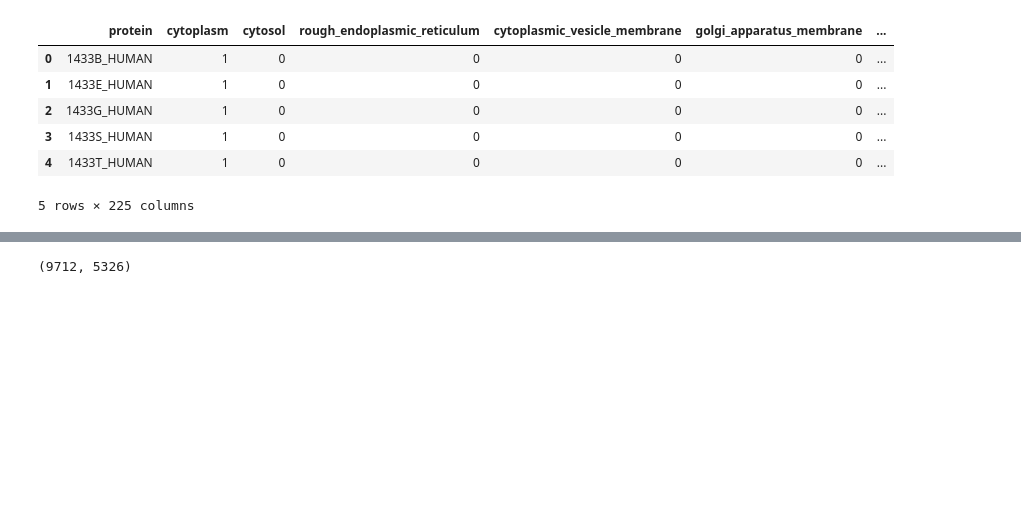
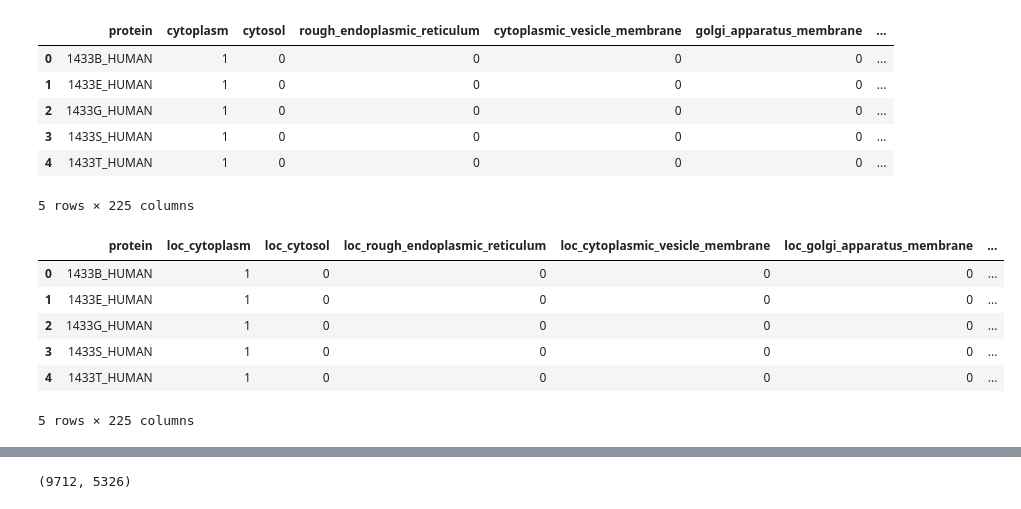
Before and after one commit to HimesGroup/BMIN503_Final_Project, a Jupyter notebook: 07_feature_extraction_01.ipynb, the cells around one changed output, grey strips where cells are left out. Cells and saved outputs as stored; diff of their text form; code cells hidden in the pictures; blank space fills up the shorter version.

```diff
--- a/07_feature_extraction_01.ipynb
+++ b/07_feature_extraction_01.ipynb
@@ -107,6 +107,18 @@ subloc_binar_nocorr.head()
 | 3 | 1433S_HUMAN | 1 | 0 | 0 | 0 | 0 | ... |
 | 4 | 1433T_HUMAN | 1 | 0 | 0 | 0 | 0 | ... |
 5 rows × 225 columns
+# %%
+subloc_binar_nocorr.columns = ["loc_"+x if x != "protein" else x for x in subloc_binar_nocorr.columns]
+# %%
+subloc_binar_nocorr.head()
+# %% [output]
+|  | protein | loc_cytoplasm | loc_cytosol | loc_rough_endoplasmic_reticulum | loc_cytoplasmic_vesicle_membrane | loc_golgi_apparatus_membrane | ... |
+| 0 | 1433B_HUMAN | 1 | 0 | 0 | 0 | 0 | ... |
+| 1 | 1433E_HUMAN | 1 | 0 | 0 | 0 | 0 | ... |
+| 2 | 1433G_HUMAN | 1 | 0 | 0 | 0 | 0 | ... |
+| 3 | 1433S_HUMAN | 1 | 0 | 0 | 0 | 0 | ... |
+| 4 | 1433T_HUMAN | 1 | 0 | 0 | 0 | 0 | ... |
+5 rows × 225 columns
 # %%
 conn = sqlite3.connect("protein_training.db")
 subloc_binar_nocorr.to_sql('protein_subloc', index=False, con=conn, if_exists='replace')
```
Also changed, not shown: parts of 5 cells of this notebook, 1 other file.
